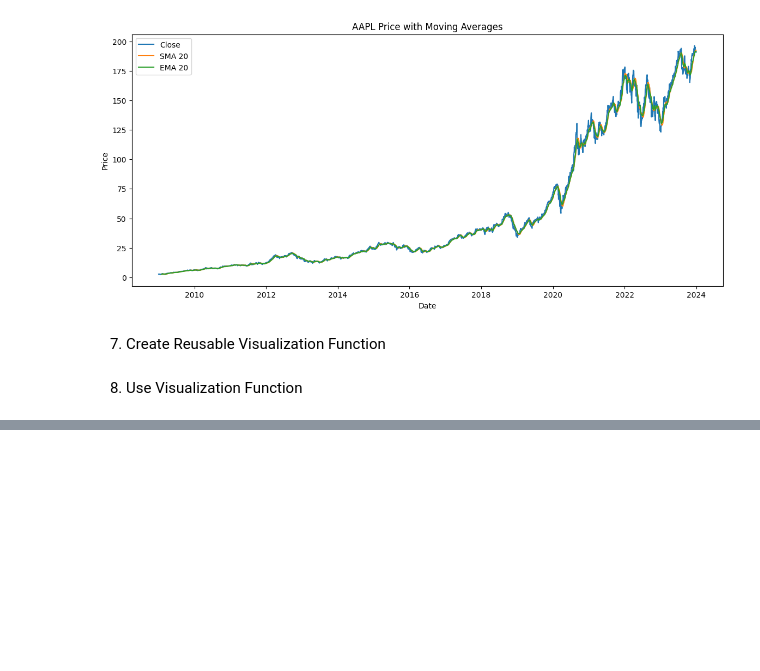
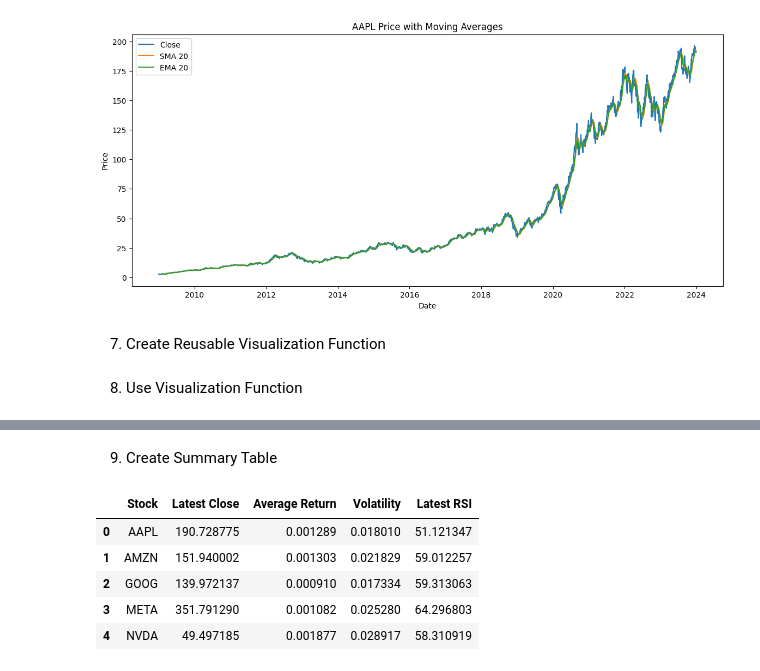
Before and after one commit to Lalisecf/news-sentiment-analysis-week1, a Jupyter notebook: notebooks/task_2_quantitative_analysis.ipynb, the cells around one changed output, grey strips where cells are left out. Saved outputs shown, nothing was run; the diff lists cells and outputs as text; code cells hidden in the pictures; blank space fills up the shorter version.

Commit message:
feat: automate technical analysis for multiple stocks

```diff
--- a/notebooks/task_2_quantitative_analysis.ipynb
+++ b/notebooks/task_2_quantitative_analysis.ipynb
@@ -207,0 +220,25 @@ NameError: name 'all_data' is not defined
+# %% [markdown]
+9. Create Summary Table
+# %%
+summary = []
+
+for stock_name, df in all_data.items():
+
+    summary.append({
+        'Stock': stock_name,
+        'Latest Close': df['Close'].iloc[-1],
+        'Average Return': df['Daily_Return'].mean(),
+        'Volatility': df['Daily_Return'].std(),
+        'Latest RSI': df['RSI'].iloc[-1]
+    })
+
+summary_df = pd.DataFrame(summary)
+
+summary_df
+# %% [output]
+|  | Stock | Latest Close | Average Return | Volatility | Latest RSI |
+| 0 | AAPL | 190.728775 | 0.001289 | 0.018010 | 51.121347 |
+| 1 | AMZN | 151.940002 | 0.001303 | 0.021829 | 59.012257 |
+| 2 | GOOG | 139.972137 | 0.000910 | 0.017334 | 59.313063 |
+| 3 | META | 351.791290 | 0.001082 | 0.025280 | 64.296803 |
+| 4 | NVDA | 49.497185 | 0.001877 | 0.028917 | 58.310919 |
```
Also changed, not shown: parts of 3 cells of this notebook.
